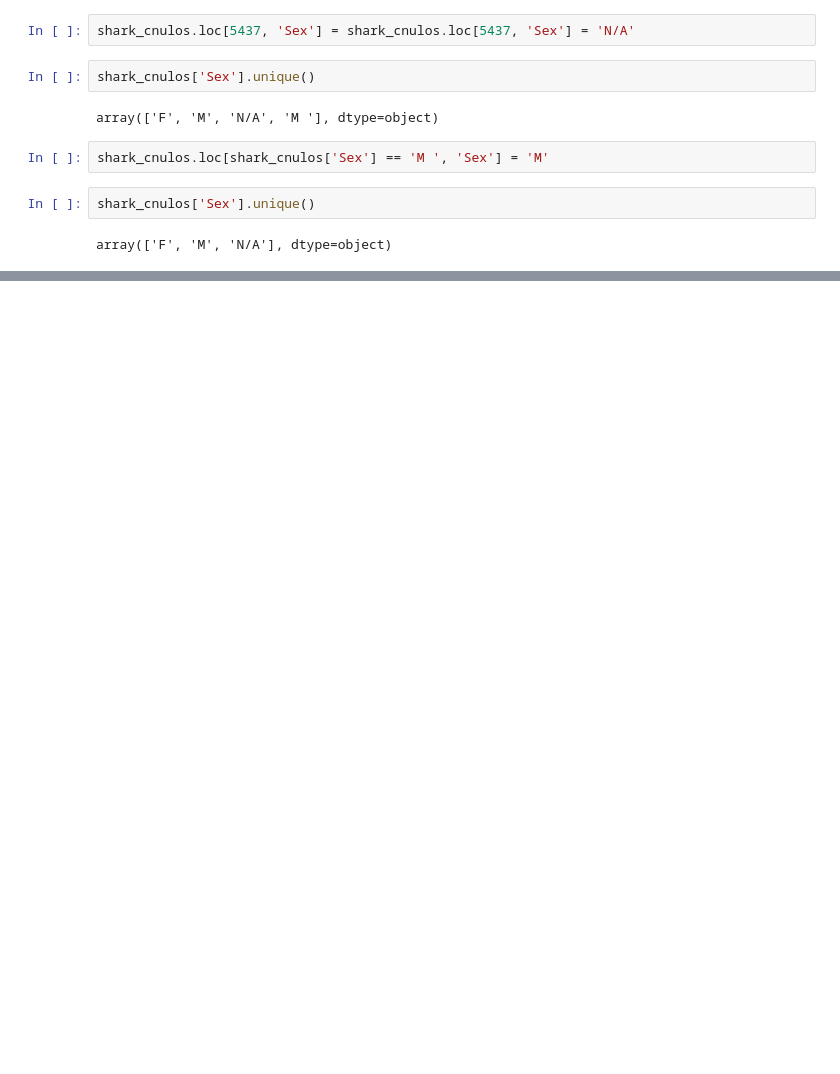
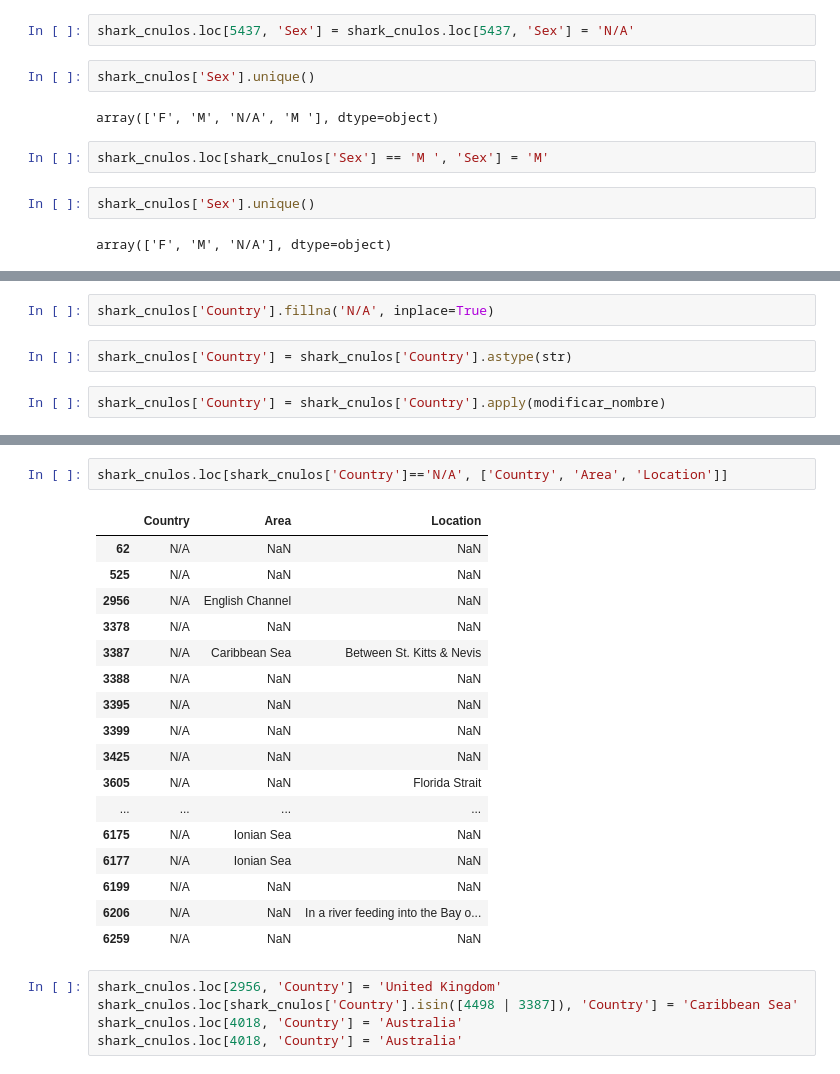
Before and after one commit to NereaRiveiro/Proyecto-1_Sharkniceria, a Jupyter notebook: src/main.ipynb, the cells around one changed output, grey strips where cells are left out. Saved outputs shown, nothing was run; the diff lists cells and outputs as text; blank space fills up the shorter version.

```diff
--- a/src/main.ipynb
+++ b/src/main.ipynb
@@ -490,0 +514,6 @@ array(['White shark', 'nan', '2 m shark', ..., "12' tiger shark",
+# %%
+shark_cnulos['Country'].fillna('N/A', inplace=True)
+# %%
+shark_cnulos['Country'] = shark_cnulos['Country'].astype(str)
+# %%
+shark_cnulos['Country'] = shark_cnulos['Country'].apply(modificar_nombre)
@@ -490,0 +540,25 @@ array(['White shark', 'nan', '2 m shark', ..., "12' tiger shark",
+# %%
+shark_cnulos.loc[shark_cnulos['Country']=='N/A', ['Country', 'Area', 'Location']]
+# %% [output]
+|  | Country | Area | Location |
+| 62 | N/A | NaN | NaN |
+| 525 | N/A | NaN | NaN |
+| 2956 | N/A | English Channel | NaN |
+| 3378 | N/A | NaN | NaN |
+| 3387 | N/A | Caribbean Sea | Between St. Kitts & Nevis |
+| 3388 | N/A | NaN | NaN |
+| 3395 | N/A | NaN | NaN |
+| 3399 | N/A | NaN | NaN |
+| 3425 | N/A | NaN | NaN |
+| 3605 | N/A | NaN | Florida Strait |
+| ... | ... | ... | ... |
+| 6175 | N/A | Ionian Sea | NaN |
+| 6177 | N/A | Ionian Sea | NaN |
+| 6199 | N/A | NaN | NaN |
+| 6206 | N/A | NaN | In a river feeding into the Bay o... |
+| 6259 | N/A | NaN | NaN |
+# %%
+shark_cnulos.loc[2956, 'Country'] = 'United Kingdom'
+shark_cnulos.loc[shark_cnulos['Country'].isin([4498 | 3387]), 'Country'] = 'Caribbean Sea'
+shark_cnulos.loc[4018, 'Country'] = 'Australia'
+shark_cnulos.loc[4018, 'Country'] = 'Australia'
```
Also changed, not shown: parts of 6 cells of this notebook, 1 other file.
